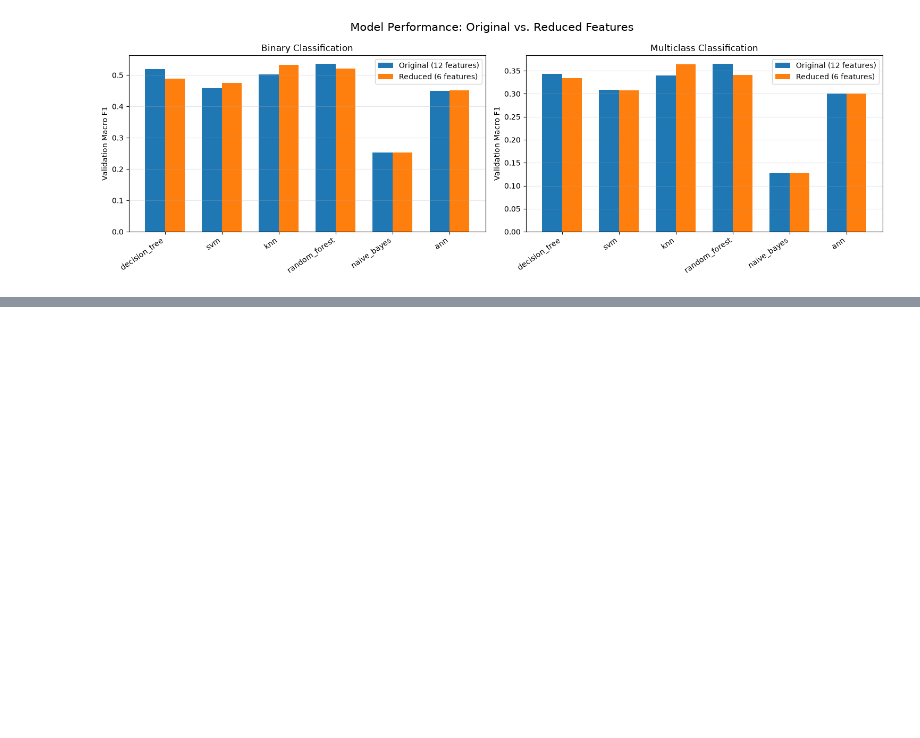
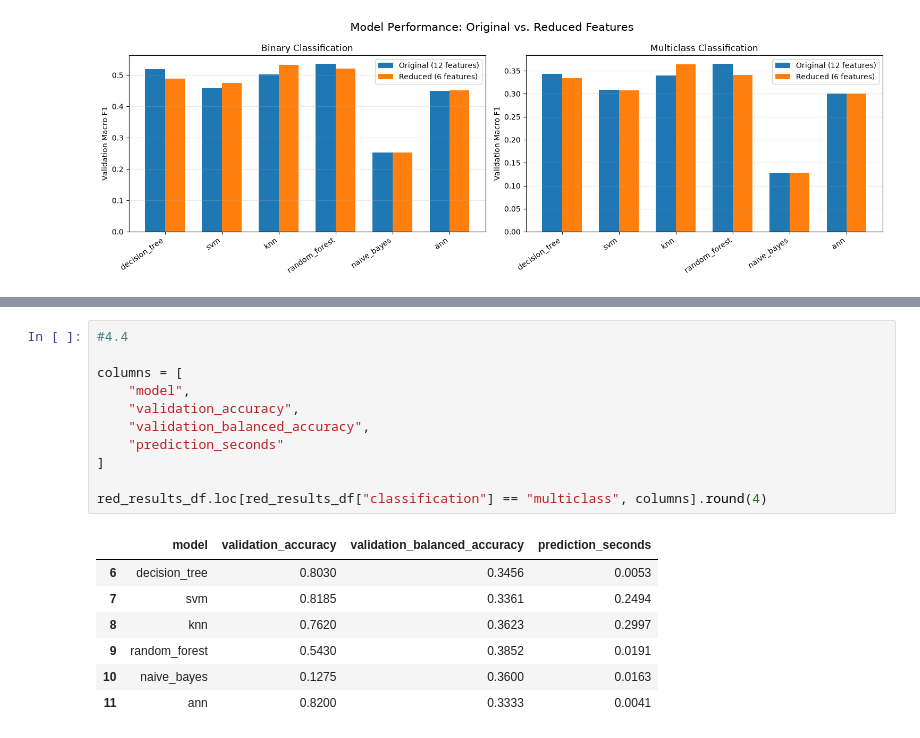
Before and after one commit to laurenlal/cse5104-project2, a Jupyter notebook: model_fitting.ipynb, the cells around one changed output, grey strips where cells are left out. Cells and saved outputs as stored; diff of their text form; blank space fills up the shorter version.

```diff
--- a/model_fitting.ipynb
+++ b/model_fitting.ipynb
@@ -1099,0 +1344,19 @@ display(comparison[runtime_cols].round(4))
+# %%
+#4.4
+
+columns = [
+    "model",
+    "validation_accuracy",
+    "validation_balanced_accuracy",
+    "prediction_seconds"
+]
+
+red_results_df.loc[red_results_df["classification"] == "multiclass", columns].round(4)
+# %% [output]
+|  | model | validation_accuracy | validation_balanced_accuracy | prediction_seconds |
+| 6 | decision_tree | 0.8030 | 0.3456 | 0.0053 |
+| 7 | svm | 0.8185 | 0.3361 | 0.2494 |
+| 8 | knn | 0.7620 | 0.3623 | 0.2997 |
+| 9 | random_forest | 0.5430 | 0.3852 | 0.0191 |
+| 10 | naive_bayes | 0.1275 | 0.3600 | 0.0163 |
+| 11 | ann | 0.8200 | 0.3333 | 0.0041 |
```
Also changed, not shown: parts of 12 cells of this notebook.
